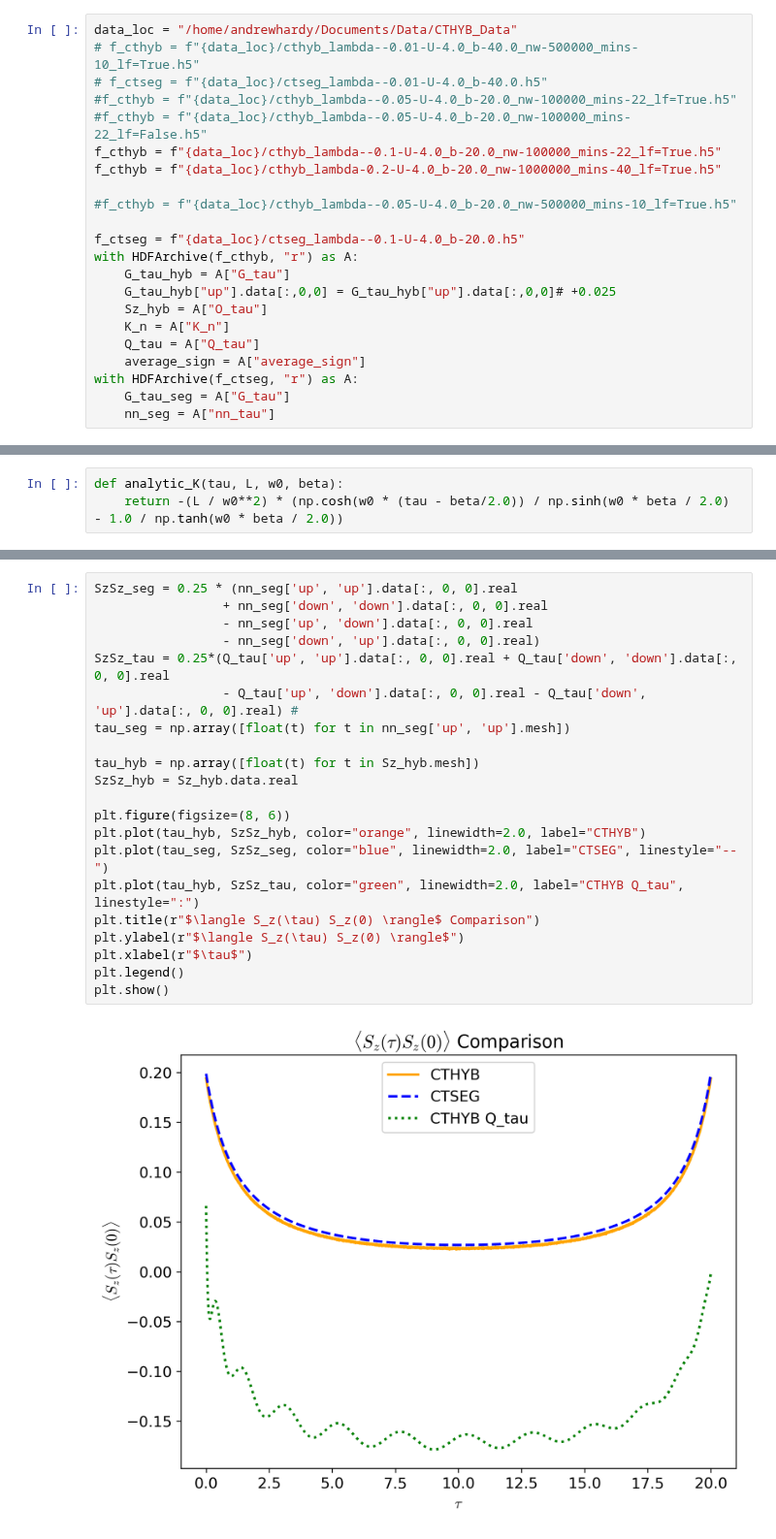
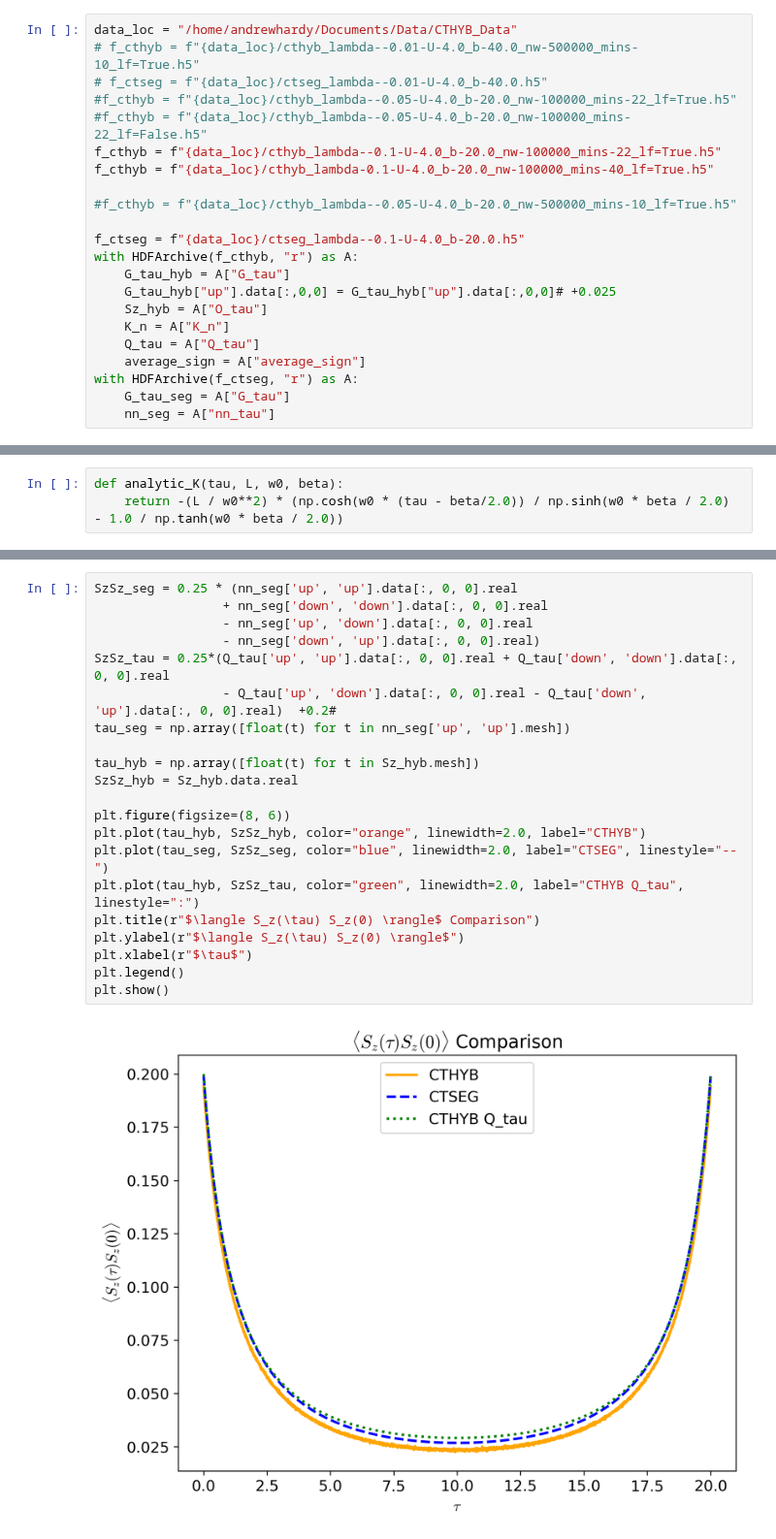
Before and after one commit to andrewkhardy/cthyb, a Jupyter notebook: benchmark/dynamic_int/CTHYB_Benchmarking_Minimal.ipynb, the cells around one changed output, grey strips where cells are left out. Shown at 97% size. Saved outputs shown, nothing was run; the diff lists cells and outputs as text.

```diff
--- a/benchmark/dynamic_int/CTHYB_Benchmarking_Minimal.ipynb
+++ b/benchmark/dynamic_int/CTHYB_Benchmarking_Minimal.ipynb
@@ -18,7 +18,7 @@ data_loc = "/home/andrewhardy/Documents/Data/CTHYB_Data"
 #f_cthyb = f"{data_loc}/cthyb_lambda--0.05-U-4.0_b-20.0_nw-100000_mins-22_lf=True.h5"
 #f_cthyb = f"{data_loc}/cthyb_lambda--0.05-U-4.0_b-20.0_nw-100000_mins-22_lf=False.h5"
 f_cthyb = f"{data_loc}/cthyb_lambda--0.1-U-4.0_b-20.0_nw-100000_mins-22_lf=True.h5"
-f_cthyb = f"{data_loc}/cthyb_lambda-0.2-U-4.0_b-20.0_nw-1000000_mins-40_lf=True.h5"
+f_cthyb = f"{data_loc}/cthyb_lambda-0.1-U-4.0_b-20.0_nw-100000_mins-40_lf=True.h5"
 
 #f_cthyb = f"{data_loc}/cthyb_lambda--0.05-U-4.0_b-20.0_nw-500000_mins-10_lf=True.h5"
 
@@ -91,23 +91,23 @@ plt.show()
 # %%
 SzSz_seg = 0.25 * (nn_seg['up', 'up'].data[:, 0, 0].real
                  + nn_seg['down', 'down'].data[:, 0, 0].real
                  - nn_seg['up', 'down'].data[:, 0, 0].real
                  - nn_seg['down', 'up'].data[:, 0, 0].real)
 SzSz_tau = 0.25*(Q_tau['up', 'up'].data[:, 0, 0].real + Q_tau['down', 'down'].data[:, 0, 0].real
-                 - Q_tau['up', 'down'].data[:, 0, 0].real - Q_tau['down', 'up'].data[:, 0, 0].real) #
+                 - Q_tau['up', 'down'].data[:, 0, 0].real - Q_tau['down', 'up'].data[:, 0, 0].real)  +0.2#
 tau_seg = np.array([float(t) for t in nn_seg['up', 'up'].mesh])
 
 tau_hyb = np.array([float(t) for t in Sz_hyb.mesh])
 SzSz_hyb = Sz_hyb.data.real
 
 plt.figure(figsize=(8, 6))
 plt.plot(tau_hyb, SzSz_hyb, color="orange", linewidth=2.0, label="CTHYB")
 plt.plot(tau_seg, SzSz_seg, color="blue", linewidth=2.0, label="CTSEG", linestyle="--")
 plt.plot(tau_hyb, SzSz_tau, color="green", linewidth=2.0, label="CTHYB Q_tau", linestyle=":")
 plt.title(r"$\langle S_z(\tau) S_z(0) \rangle$ Comparison")
 plt.ylabel(r"$\langle S_z(\tau) S_z(0) \rangle$")
 plt.xlabel(r"$\tau$")
 plt.legend()
 plt.show()
 # %% [output]
-[figure, old version]
+[figure, new version]
```
Also changed, not shown: parts of 4 cells of this notebook, 1 other file.
